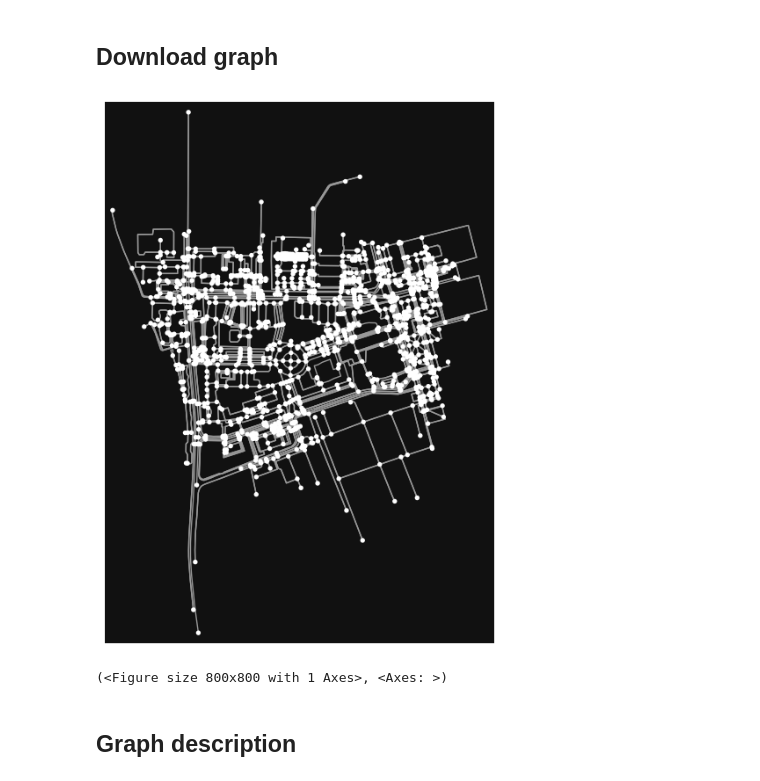
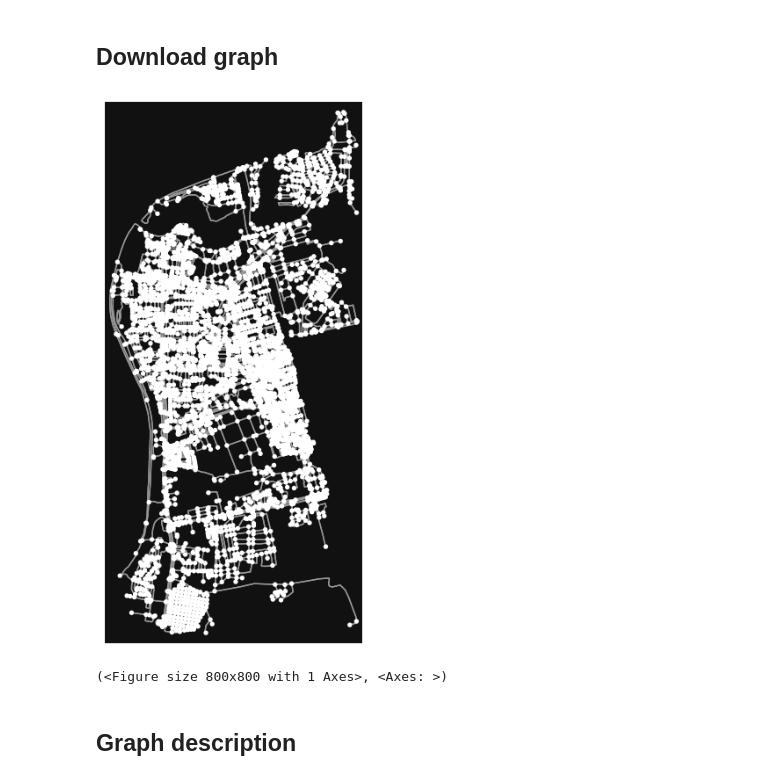
Before and after one commit to ThunderstormXX/TransportNet, a Jupyter notebook: Citytograph/test.ipynb, the cells around one changed output. Saved outputs shown, nothing was run; the diff lists cells and outputs as text; code cells hidden in the pictures.

```diff
--- a/Citytograph/test.ipynb
+++ b/Citytograph/test.ipynb
@@ -9,17 +9,16 @@ import copy
 # %% [markdown]
 ## Download graph
 # %%
+#Файл можно скачать на сайте OpenStreetMap --> Экспорт --> Навестись на область карты --> кликнуть Overpass Api
+# osm_file_path = "/home/igoreshka/Downloads/map (2)"
+# graph = ox.graph_from_xml(osm_file_path, simplify=True)
 
-# Specify the path to your .osm file
-osm_file_path = "/home/igoreshka/Downloads/map (2)"
+# Долгопрудный
+graph = ox.graph_from_place('Dolgoprudny, Russia')
 
-# Load the road network from the .osm file
-graph = ox.graph_from_xml(osm_file_path, simplify=True)
-
-# Visualize the road network
 ox.plot_graph(ox.project_graph(graph))
 # %% [output]
-[figure, old version]
+[figure, new version]
 (<Figure size 800x800 with 1 Axes>, <Axes: >)
 # %% [markdown]
 ## Graph description
```
Also changed, not shown: parts of 7 cells of this notebook, 3 other files.
